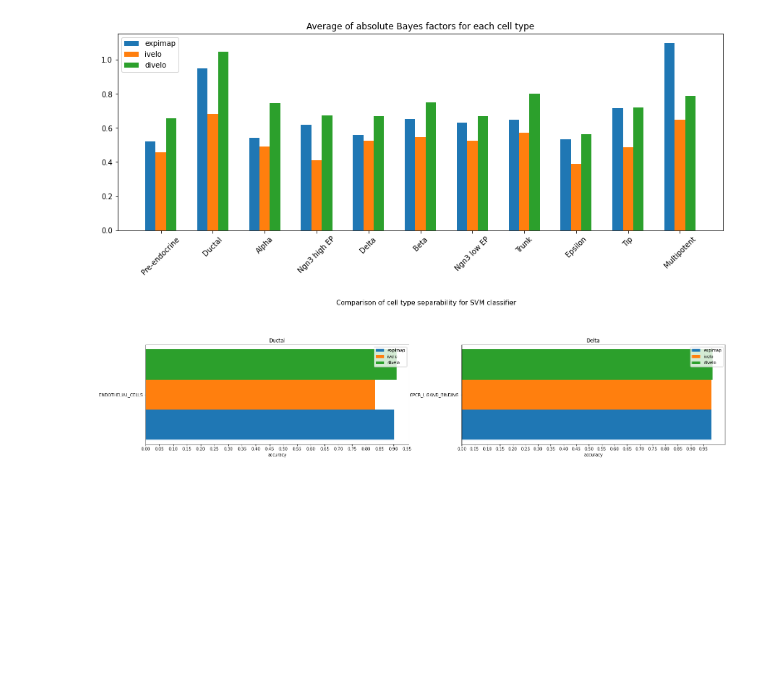
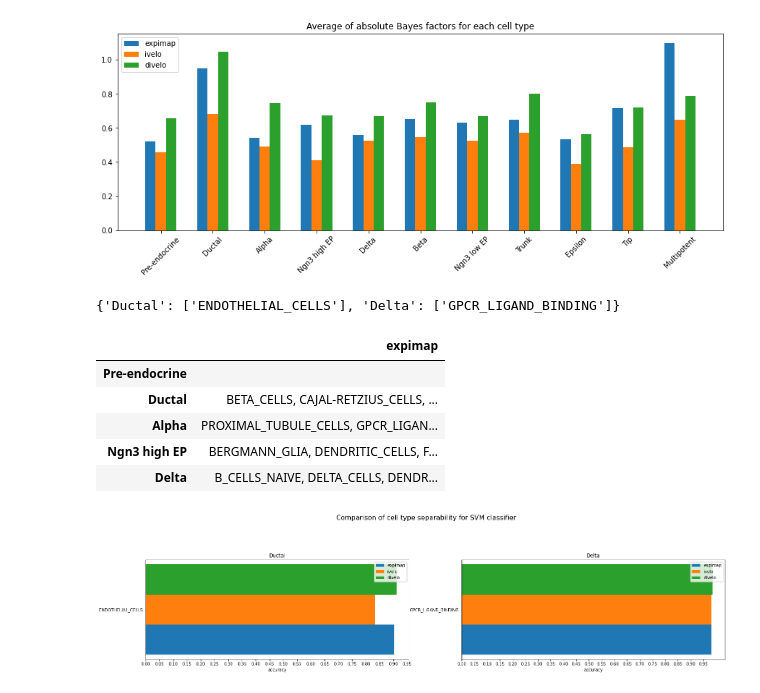
Before and after one commit to chelseabright96/velo_interpret, a Jupyter notebook: velovi/comparison.ipynb, the cells around one changed output. Drawn from its saved outputs; the diff is of its cells as text; code cells hidden in the pictures; blank space fills up the shorter version.

```diff
--- a/velovi/comparison.ipynb
+++ b/velovi/comparison.ipynb
@@ -132,3 +161,34 @@ for i, ct in enumerate(cell_types):
     plt.xticks(np.arange(0, 1, 0.05))
     plt.legend()
     plt.savefig("figures/GP_comparison/SVM_accuracy_shared2")
+# %%
+shared_GPs={}
+expimap_terms={}
+ivelo_terms={}
+divelo_terms={}
+divelo_unique={}
+ivelo_unique={}
+expimap_unique={}
+for ct in expimap.keys():
+    shared_set=set(expimap[ct]["terms"]).intersection(set(ivelo[ct]["terms"]), set(divelo[ct]["terms"]))
+    unique_divelo=set(divelo[ct]["terms"]).difference(set(expimap[ct]["terms"]), set(ivelo[ct]["terms"]))
+    unique_ivelo=set(ivelo[ct]["terms"]).difference(set(expimap[ct]["terms"]), set(divelo[ct]["terms"]))
+    unique_expimap=set(expimap[ct]["terms"]).difference(set(divelo[ct]["terms"]), set(ivelo[ct]["terms"]))
+    expimap_terms[ct]=', '.join(expimap[ct]["terms"].tolist())
+    ivelo_terms[ct]=', '.join(ivelo[ct]["terms"].tolist())
+    divelo_terms[ct]=', '.join(divelo[ct]["terms"].tolist())
+    if bool(shared_set):
+        shared_GPs[ct]=list(shared_set)
+    divelo_unique[ct]=', '.join(list(unique_divelo))
+    expimap_unique[ct]=', '.join(list(unique_expimap))
+    ivelo_unique[ct]=', '.join(list(unique_ivelo))
+
+
+#print(f"shared_GPs: {shared_GPs}")
+#print(f"expimap_terms: {expimap_terms}")
+#print(f"ivelo_terms: {ivelo_terms}")
+#print(f"divelo_terms: {divelo_terms}")
+# %%
+shared_GPs
+# %% [output]
+{'Ductal': ['ENDOTHELIAL_CELLS'], 'Delta': ['GPCR_LIGAND_BINDING']}
@@ -134,0 +197,13 @@ for i, ct in enumerate(cell_types):
+# %%
+#gp_df = pd.DataFrame(data= index=list(divelo.keys()), columns=["expimap", "ivelo", "divelo"])
+import pandas as pd
+gp_df_expimap=pd.DataFrame.from_dict(expimap_terms, orient='index', columns=['expimap'])
+# %%
+gp_df_expimap.head()
+# %% [output]
+|  | expimap |
+| Pre-endocrine |  |
+| Ductal | BETA_CELLS, CAJAL-RETZIUS_CELLS, ... |
+| Alpha | PROXIMAL_TUBULE_CELLS, GPCR_LIGAN... |
+| Ngn3 high EP | BERGMANN_GLIA, DENDRITIC_CELLS, F... |
+| Delta | B_CELLS_NAIVE, DELTA_CELLS, DENDR... |
```
Also changed, not shown: parts of 5 cells of this notebook, 5 other files.
